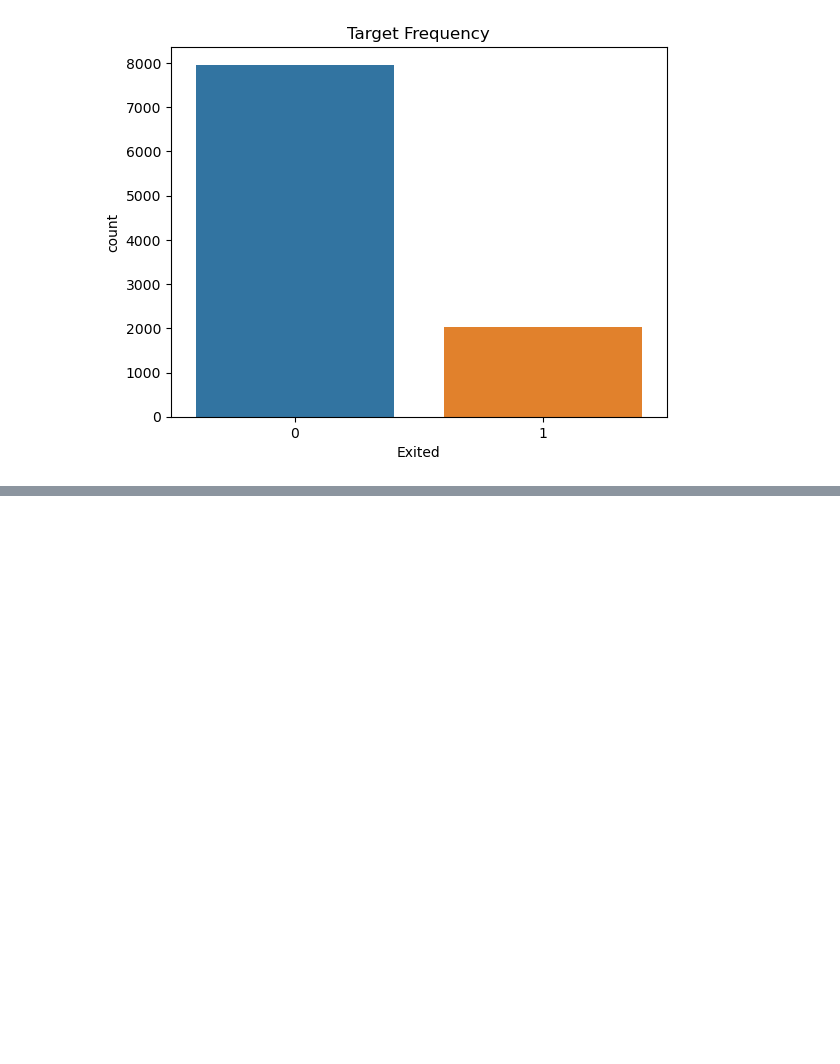
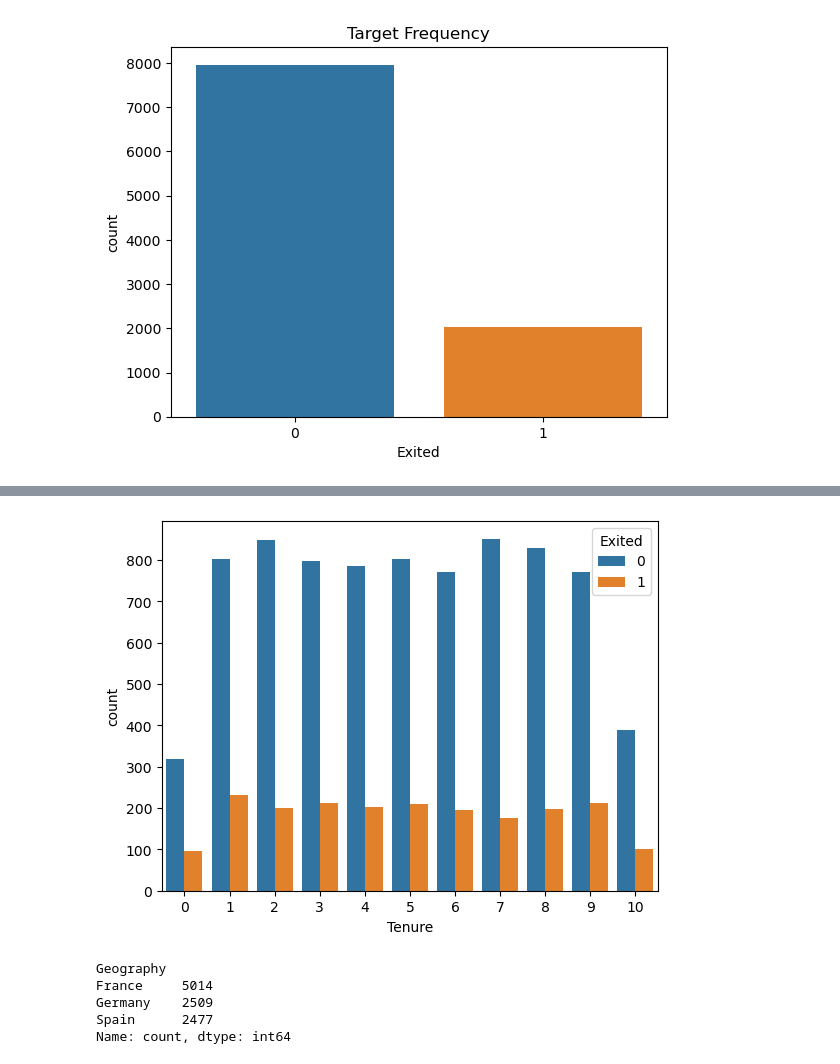
Before and after one commit to MohammedHamza0/churn-Classfication-, a Jupyter notebook: notebook/notebook.ipynb, the cells around one changed output, grey strips where cells are left out. Drawn from its saved outputs; the diff is of its cells as text; code cells hidden in the pictures; blank space fills up the shorter version.

```diff
--- a/notebook/notebook.ipynb
+++ b/notebook/notebook.ipynb
@@ -112,0 +132,14 @@ plt.show()
+# %%
+# Relation between Tenure and Exited
+sns.countplot(data=df, x="Tenure", hue="Exited")
+plt.show()
+# %% [output]
+[figure, added]
+# %%
+df["Geography"].value_counts()
+# %% [output]
+Geography
+France     5014
+Germany    2509
+Spain      2477
+Name: count, dtype: int64
```
Also changed, not shown: parts of 15 cells of this notebook.
